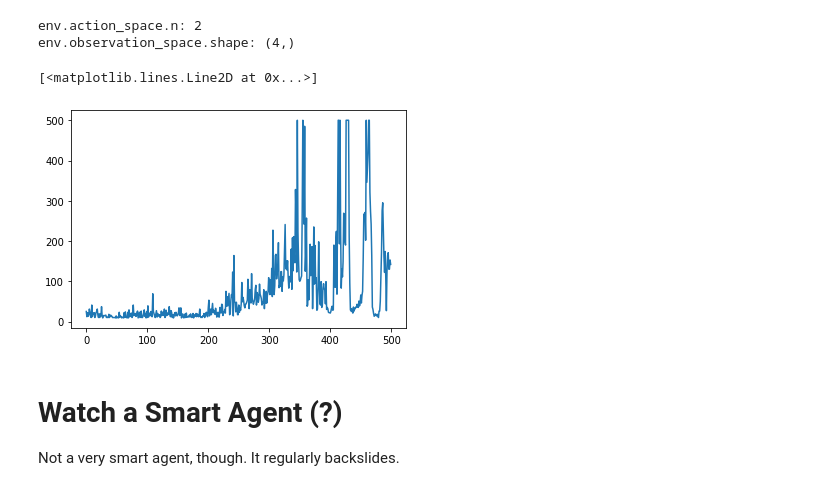
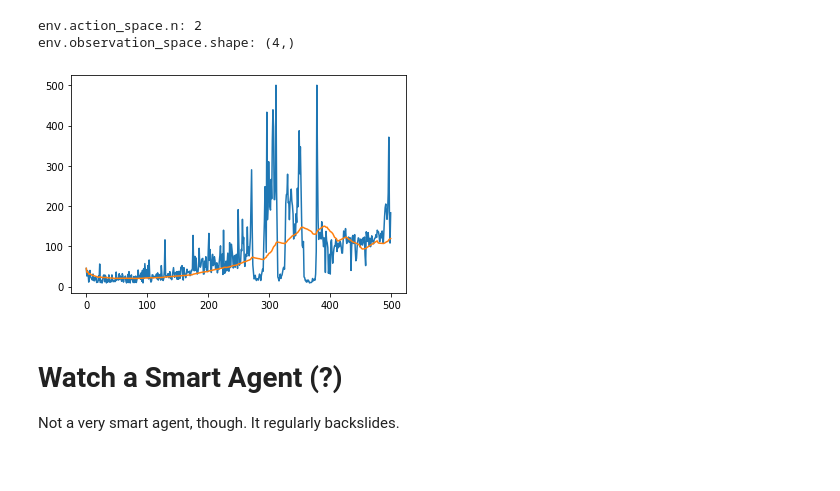
Before and after one commit to FredAmouzgar/RL-sutton, a Jupyter notebook: ch13-PG_methods/One-step Actor-Critic (TF2.0)/main.ipynb, the cells around one changed output. Cells and saved outputs as stored; diff of their text form; code cells hidden in the pictures.

Commit message:
Average reward to one-step Actor-critic added

```diff
--- a/ch13-PG_methods/One-step Actor-Critic (TF2.0)/main.ipynb
+++ b/ch13-PG_methods/One-step Actor-Critic (TF2.0)/main.ipynb
@@ -66,10 +66,21 @@ for i in tqdm(range(episodes)):
             all_rewards.append(np.sum(rewards))
 env.close()
-# %%
-plt.plot(all_rewards)
-# %% [output]
-[<matplotlib.lines.Line2D at 0x...>]
-[figure, removed]
+# %%
+def get_average_rewards(all_rewards):
+    average_rewards = []
+    temp_rewards = []
+    for i in range(0,500):
+        temp_rewards.append(all_rewards[i])
+        if len(temp_rewards) > 100:
+            temp_rewards.pop(0)
+        average_rewards.append(np.mean(temp_rewards))
+    return average_rewards
+
+plt.plot(all_rewards)
+plt.plot(get_average_rewards(all_rewards))
+plt.show()
+# %% [output]
+[figure, added]
 # %% [markdown]
 # Watch a Smart Agent (?)
 
```
Also changed, not shown: parts of 4 cells of this notebook, 2 other files.
